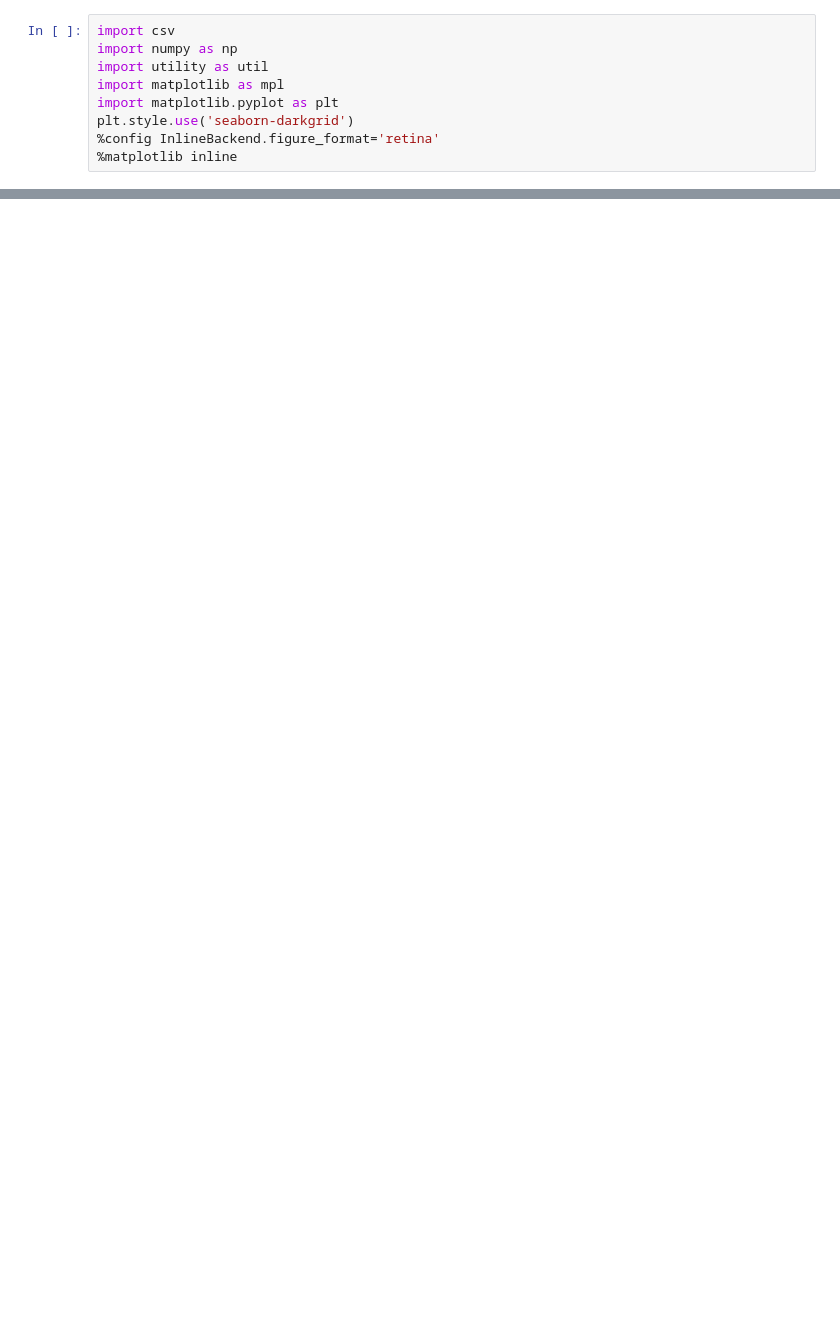
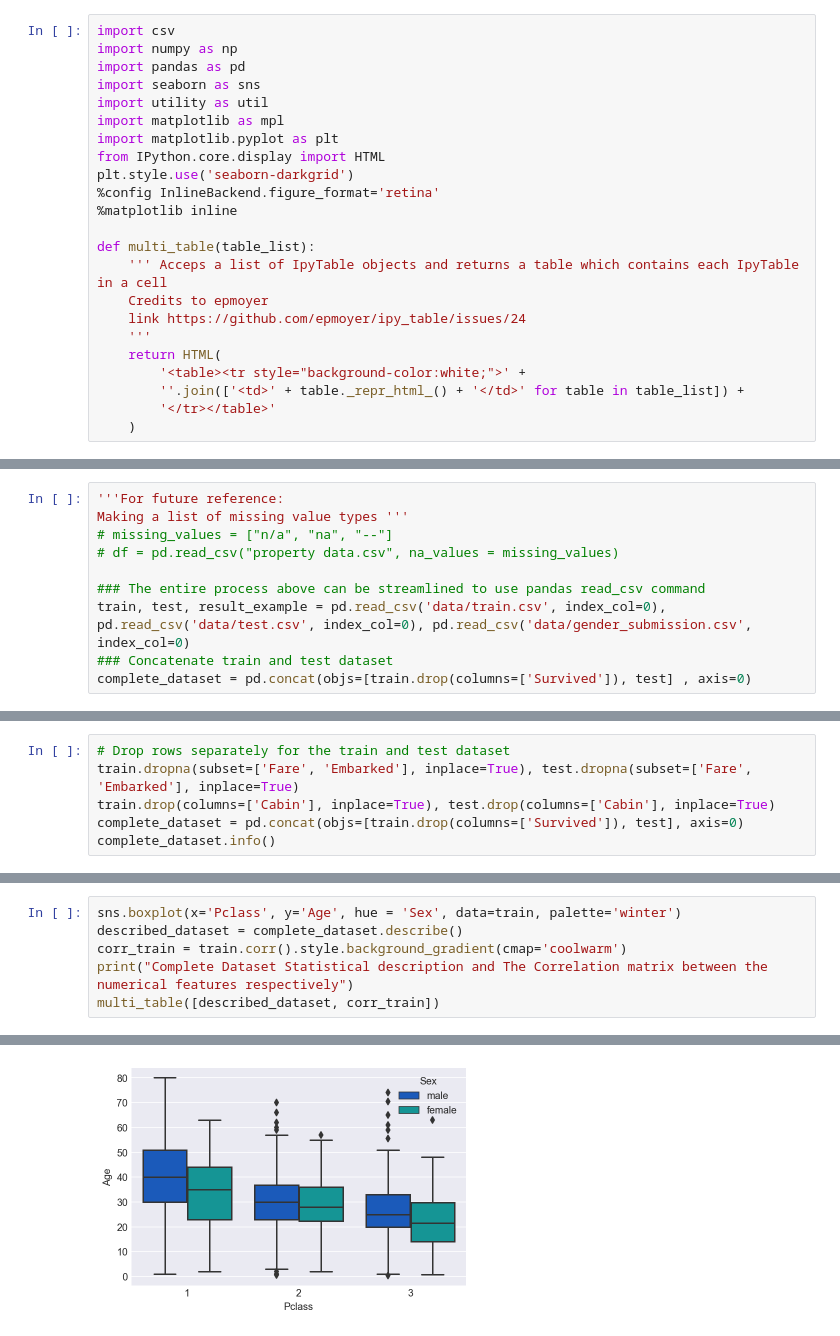
Before and after one commit to SamSamhuns/kaggle_competition_titanic, a Jupyter notebook: titanic_survival_logistic_regr.ipynb, the cells around one changed output, grey strips where cells are left out. Cells and saved outputs as stored; diff of their text form; blank space fills up the shorter version.

Commit message:
Load and clean dataset to create X_train and y_train

```diff
--- a/titanic_survival_logistic_regr.ipynb
+++ b/titanic_survival_logistic_regr.ipynb
@@ -13,10 +33,24 @@ In this challenge, we ask you to complete the analysis of what sorts of people w
 # %%
 import csv
 import numpy as np
+import pandas as pd
+import seaborn as sns
 import utility as util
 import matplotlib as mpl
 import matplotlib.pyplot as plt
+from IPython.core.display import HTML
 plt.style.use('seaborn-darkgrid')
 %config InlineBackend.figure_format='retina'
 %matplotlib inline
+
+def multi_table(table_list):
+    ''' Acceps a list of IpyTable objects and returns a table which contains each IpyTable in a cell
+    Credits to epmoyer
+    link https://github.com/epmoyer/ipy_table/issues/24
+    '''
+    return HTML(
+        '<table><tr style="background-color:white;">' +
+        ''.join(['<td>' + table._repr_html_() + '</td>' for table in table_list]) +
+        '</tr></table>'
+    )
 # %% [markdown]
@@ -45,0 +58,10 @@ Header for data/gender_submission.csv data is ['PassengerId', 'Survived']
+# %%
+'''For future reference:
+Making a list of missing value types '''
+# missing_values = ["n/a", "na", "--"]
+# df = pd.read_csv("property data.csv", na_values = missing_values)
+
+### The entire process above can be streamlined to use pandas read_csv command
+train, test, result_example = pd.read_csv('data/train.csv', index_col=0), pd.read_csv('data/test.csv', index_col=0), pd.read_csv('data/gender_submission.csv', index_col=0)
+### Concatenate train and test dataset
+complete_dataset = pd.concat(objs=[train.drop(columns=['Survived']), test] , axis=0)
@@ -45,0 +151,6 @@ Header for data/gender_submission.csv data is ['PassengerId', 'Survived']
+# %%
+# Drop rows separately for the train and test dataset
+train.dropna(subset=['Fare', 'Embarked'], inplace=True), test.dropna(subset=['Fare', 'Embarked'], inplace=True)
+train.drop(columns=['Cabin'], inplace=True), test.drop(columns=['Cabin'], inplace=True)
+complete_dataset = pd.concat(objs=[train.drop(columns=['Survived']), test], axis=0)
+complete_dataset.info()
@@ -45,0 +176,7 @@ Header for data/gender_submission.csv data is ['PassengerId', 'Survived']
+# %%
+sns.boxplot(x='Pclass', y='Age', hue = 'Sex', data=train, palette='winter')
+described_dataset = complete_dataset.describe()
+corr_train = train.corr().style.background_gradient(cmap='coolwarm')
+print("Complete Dataset Statistical description and The Correlation matrix between the numerical features respectively")
+multi_table([described_dataset, corr_train])
+# %% [output]
@@ -45,0 +185 @@ Header for data/gender_submission.csv data is ['PassengerId', 'Survived']
+[figure, added]
```
Also changed, not shown: parts of 33 cells of this notebook.
